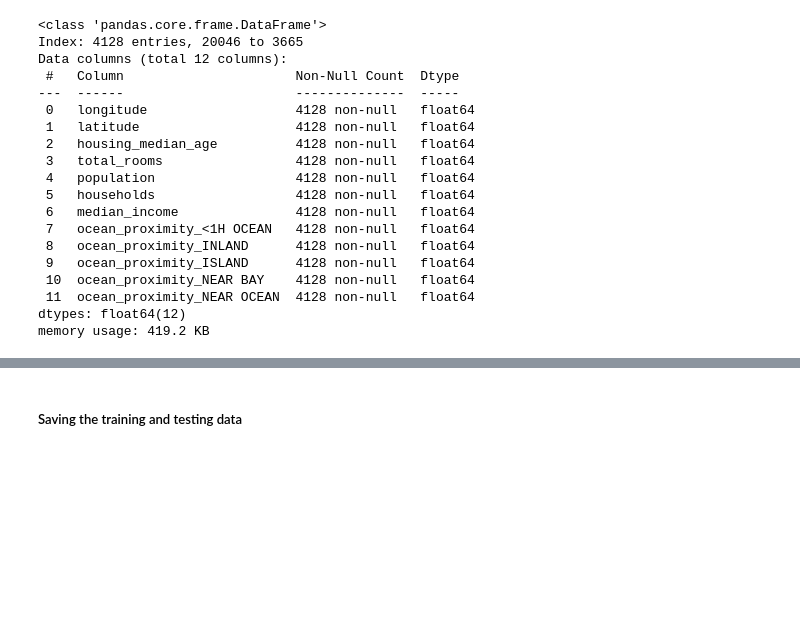
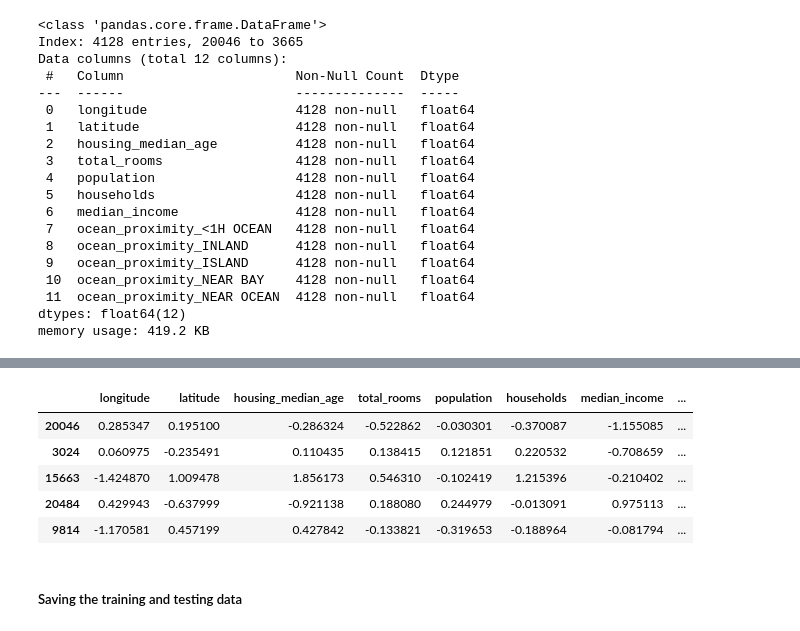
Before and after one commit to tahaftm/Hands-On-Machine-Learning-With-Scikit-Learn-and-Tensorflow, a Jupyter notebook: Chapter 5/Exercises/Solution 10.ipynb, the cells around one changed output, grey strips where cells are left out. Saved outputs shown, nothing was run; the diff lists cells and outputs as text; code cells hidden in the pictures; blank space fills up the shorter version.

```diff
--- a/Chapter 5/Exercises/Solution 10.ipynb
+++ b/Chapter 5/Exercises/Solution 10.ipynb
@@ -338,3 +338,6 @@ Data columns (total 12 columns):
  11  ocean_proximity_NEAR OCEAN  4128 non-null   float64
 dtypes: float64(12)
 memory usage: 419.2 KB
+# %%
+y_test = pd.DataFrame(y_test)
+y_test
@@ -341,3 +385,13 @@ memory usage: 419.2 KB
+# %%
+df_testing_final= pd.concat([df_testing_final,y_test],axis = 1)
+df_testing_final.head()
+# %% [output]
+|  | longitude | latitude | housing_median_age | total_rooms | population | households | median_income | ... |
+| 20046 | 0.285347 | 0.195100 | -0.286324 | -0.522862 | -0.030301 | -0.370087 | -1.155085 | ... |
+| 3024 | 0.060975 | -0.235491 | 0.110435 | 0.138415 | 0.121851 | 0.220532 | -0.708659 | ... |
+| 15663 | -1.424870 | 1.009478 | 1.856173 | 0.546310 | -0.102419 | 1.215396 | -0.210402 | ... |
+| 20484 | 0.429943 | -0.637999 | -0.921138 | 0.188080 | 0.244979 | -0.013091 | 0.975113 | ... |
+| 9814 | -1.170581 | 0.457199 | 0.427842 | -0.133821 | -0.319653 | -0.188964 | -0.081794 | ... |
 # %% [markdown]
 ##### Saving the training and testing data
 # %%
```
Also changed, not shown: parts of 3 cells of this notebook, 3 other files.
